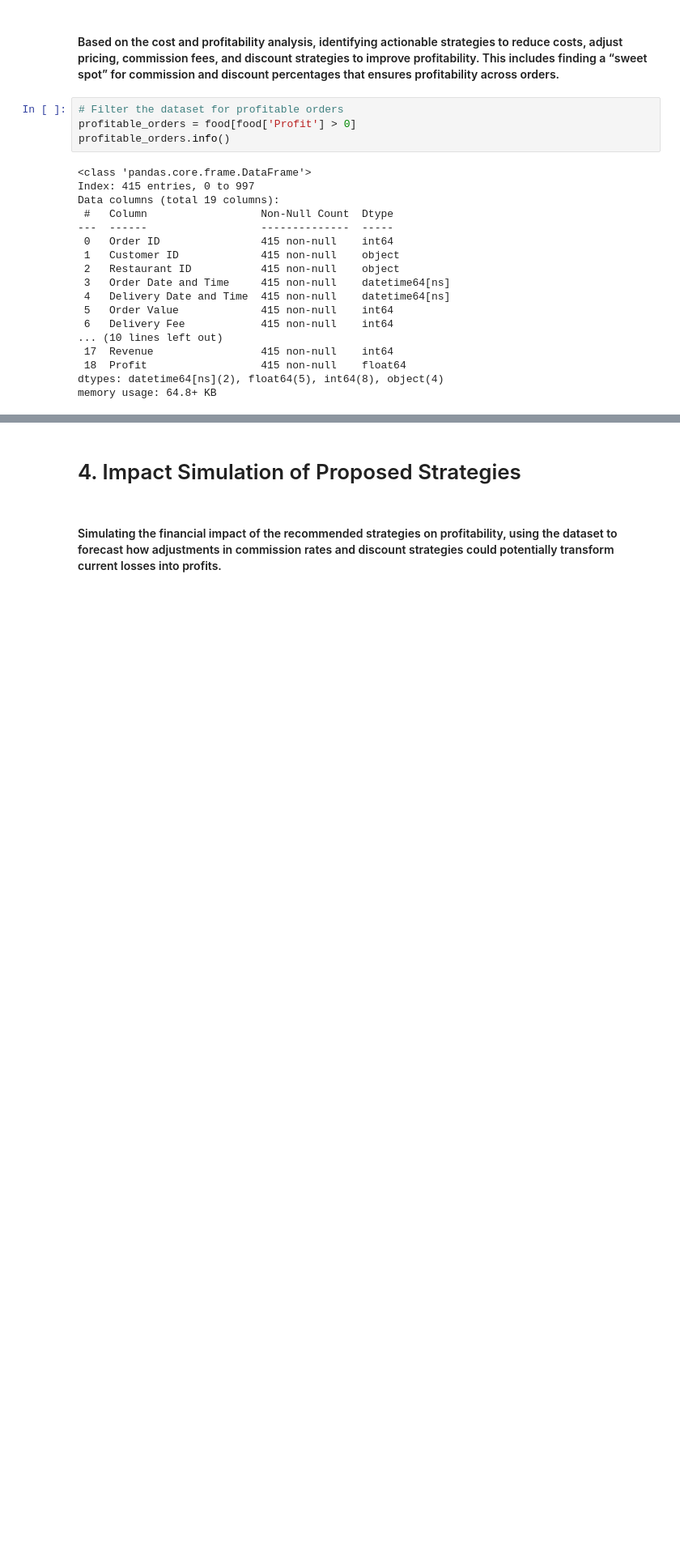
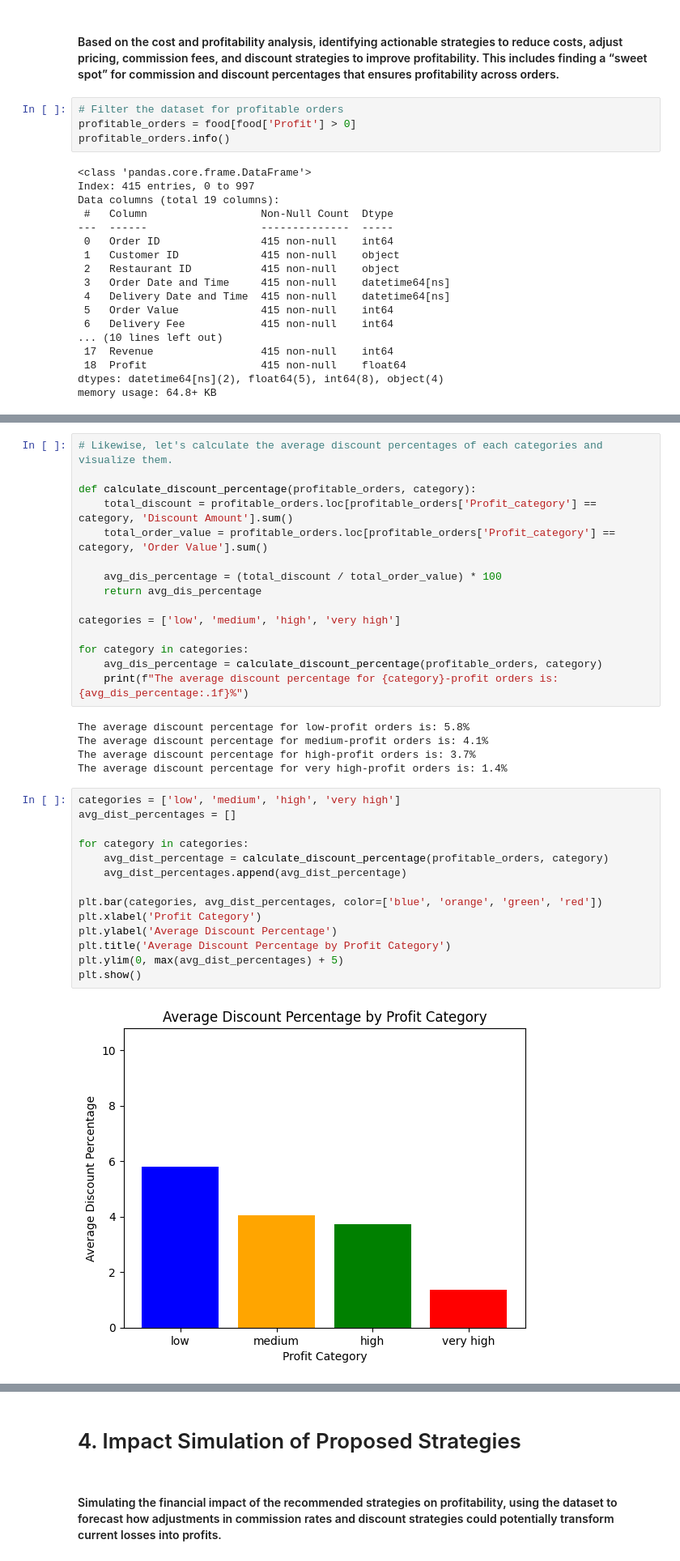
Before and after one commit to jeongseoho/food_delivery, a Jupyter notebook: food_delivery.ipynb, the cells around one changed output, grey strips where cells are left out. Shown: that part at 81% size. Saved outputs shown, nothing was run; the diff lists cells and outputs as text; blank space fills up the shorter version.

```diff
--- a/food_delivery.ipynb
+++ b/food_delivery.ipynb
@@ -320,0 +357,36 @@ See the caveats in the documentation: https://pandas.pydata.org/pandas-docs/stab
+# %%
+# Likewise, let's calculate the average discount percentages of each categories and visualize them.
+
+def calculate_discount_percentage(profitable_orders, category):
+    total_discount = profitable_orders.loc[profitable_orders['Profit_category'] == category, 'Discount Amount'].sum()
+    total_order_value = profitable_orders.loc[profitable_orders['Profit_category'] == category, 'Order Value'].sum()
+
+    avg_dis_percentage = (total_discount / total_order_value) * 100
+    return avg_dis_percentage
+
+categories = ['low', 'medium', 'high', 'very high']
+
+for category in categories:
+    avg_dis_percentage = calculate_discount_percentage(profitable_orders, category)
+    print(f"The average discount percentage for {category}-profit orders is: {avg_dis_percentage:.1f}%")
+# %% [output]
+The average discount percentage for low-profit orders is: 5.8%
+The average discount percentage for medium-profit orders is: 4.1%
+The average discount percentage for high-profit orders is: 3.7%
+The average discount percentage for very high-profit orders is: 1.4%
+# %%
+categories = ['low', 'medium', 'high', 'very high']
+avg_dist_percentages = []
+
+for category in categories:
+    avg_dist_percentage = calculate_discount_percentage(profitable_orders, category)
+    avg_dist_percentages.append(avg_dist_percentage)
+
+plt.bar(categories, avg_dist_percentages, color=['blue', 'orange', 'green', 'red'])
+plt.xlabel('Profit Category')
+plt.ylabel('Average Discount Percentage')
+plt.title('Average Discount Percentage by Profit Category')
+plt.ylim(0, max(avg_dist_percentages) + 5)
+plt.show()
+# %% [output]
+[figure, added]
```
Also changed, not shown: parts of 4 cells of this notebook.
